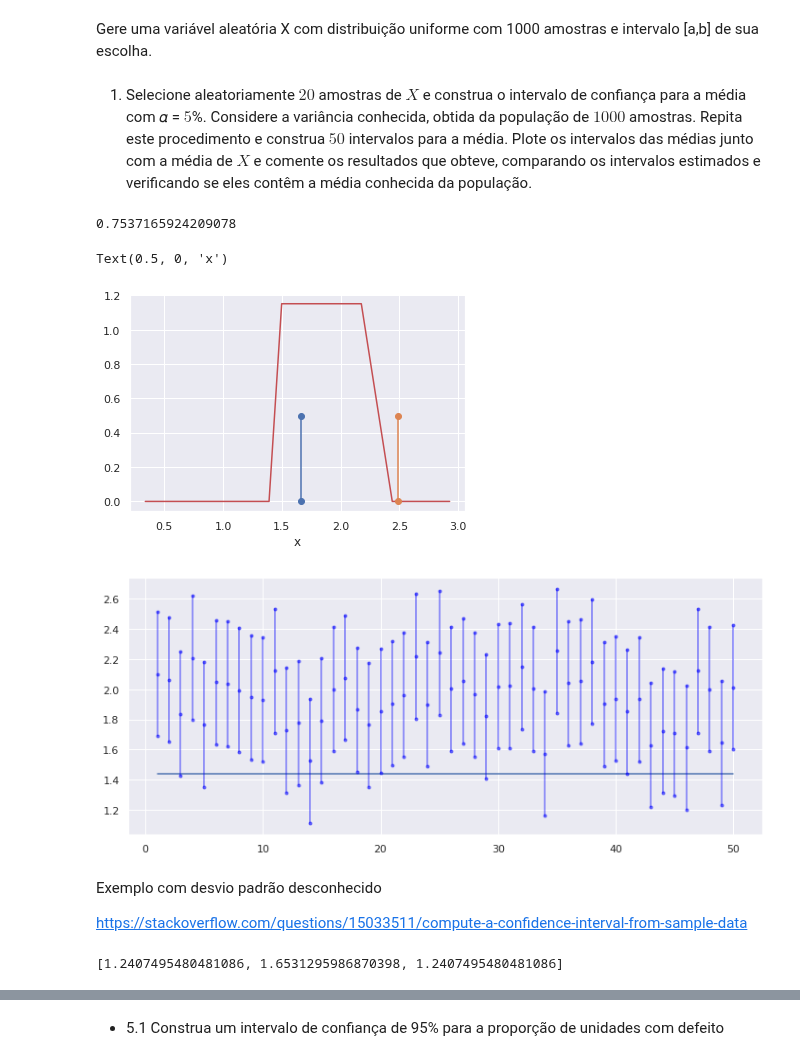
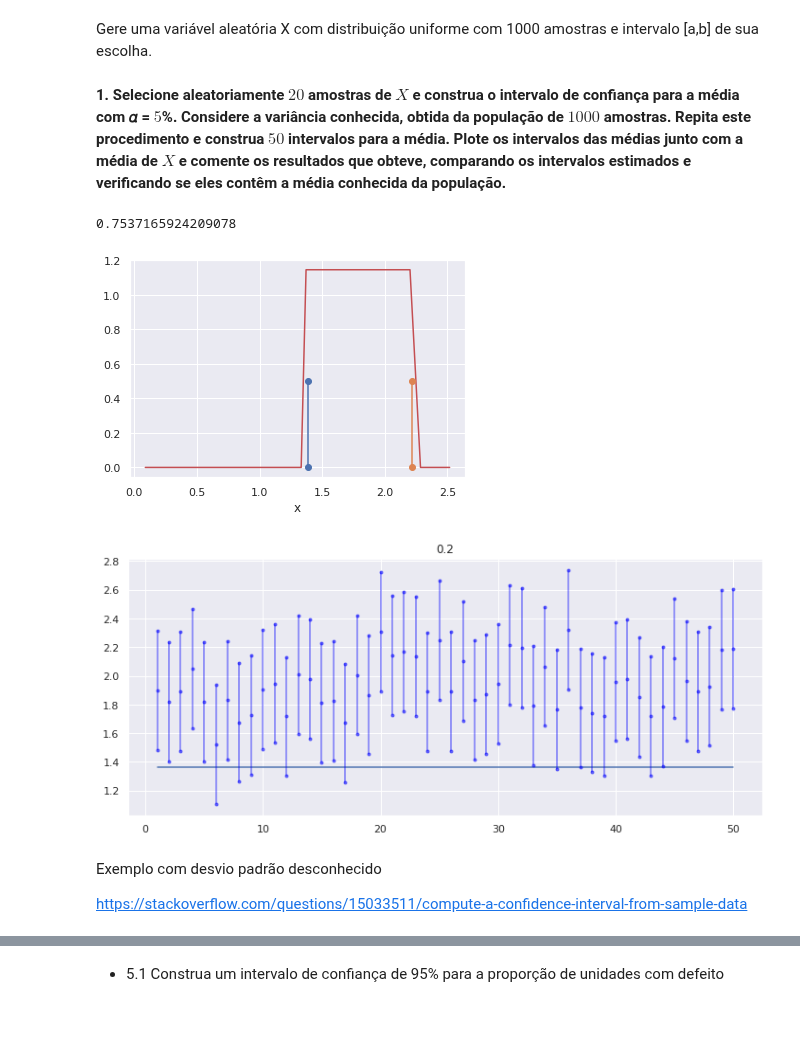
Before and after one commit to ifribeiro/TEI-EstApl, a Jupyter notebook: EPC6.ipynb, the cells around one changed output, grey strips where cells are left out. Drawn from its saved outputs; the diff is of its cells as text; code cells hidden in the pictures; blank space fills up the shorter version.

```diff
--- a/EPC6.ipynb
+++ b/EPC6.ipynb
@@ -11,9 +19,9 @@ sns.set_theme()
 # variavel aleatoria
 a = 0.0
 b = 3.0
-X = np.random.uniform(a,b, size=1000)
+X = uniform.rvs(loc=a, scale=b, size=1000)
 # %% [markdown]
-1. Selecione aleatoriamente $20$ amostras de $X$ e construa o intervalo de confiança para a média com 𝛼 = $5$%. Considere a variância conhecida, obtida da população de $1000$ amostras. Repita este procedimento e construa $50$ intervalos para a média. Plote os intervalos das médias junto com a média de $X$ e comente os resultados que obteve, comparando os intervalos estimados e verificando se eles contêm a média conhecida da população.
+**1. Selecione aleatoriamente $20$ amostras de $X$ e construa o intervalo de confiança para a média com 𝛼 = $5$%. Considere a variância conhecida, obtida da população de $1000$ amostras. Repita este procedimento e construa $50$ intervalos para a média. Plote os intervalos das médias junto com a média de $X$ e comente os resultados que obteve, comparando os intervalos estimados e verificando se eles contêm a média conhecida da população.**
 # %%
 varX = X.var()
 varX
@@ -30,8 +35,7 @@ ci = uniform.interval(0.95, loc=muX, scale=X.std())
 # %%
-mu = muX
-sigma = X.std()
 fig, ax = plt.subplots()
-
+# calcula intervalo de confiança
+ci = uniform.interval(0.95, loc=muX, scale=X.std())
 #count, bins, _ = ax.hist(sampleX, density=True)
 ax.plot(x, uniform.pdf(x, loc=muX, scale=X.std()), 'r')
 # cnfidence interval left line
@@ -39,32 +43,31 @@ one_x12, one_y12 = [ci[0], ci[0]], [0, .5]
 # cnfidence interval right line
 two_x12, two_y12 = [ci[1], ci[1]], [0, .5]
 ax.plot(one_x12, one_y12, two_x12, two_y12, marker = 'o')
-ax.set_xlabel("x")
+ax.set_xlabel("x");
 # %% [output]
-Text(0.5, 0, 'x')
-[figure, old version]
+[figure, new version]
 # %%
 n = 50
 n_intervalos = []
+cnts=0
 for i in range(n):
     xsample = np.random.choice(X, size=20, replace=False)
     ci = uniform.interval(0.95, loc=xsample.mean(), scale=X.std())
     n_intervalos.append(ci)
+    if (muX>=ci[0] and muX<=ci[1]):
+        cnts+=1
 # %%
 fig, ax = plt.subplots(figsize=(12,5))
-y = [muX for _ in range(50)]
+y = [muX for _ in range(n)]
 intervalos = np.arange(1,51)
 ax.plot(intervalos, y)
 for i in intervalos:
     ypoints = [n_intervalos[i-1][0], np.mean(n_intervalos[i-1]), n_intervalos[i-1][1]]
     ax.plot([i,i,i], ypoints, marker='.', c='blue', alpha=0.5)
+ax.set_title("{}".format(cnts/n));
 # %% [output]
-[figure, old version]
+[figure, new version]
 # %% [markdown]
 Exemplo com desvio padrão desconhecido
 
 https://stackoverflow.com/questions/15033511/compute-a-confidence-interval-from-sample-data
-# %%
-ypoints
-# %% [output]
-[1.2407495480481086, 1.6531295986870398, 1.2407495480481086]
```
Also changed, not shown: parts of 18 cells of this notebook.
